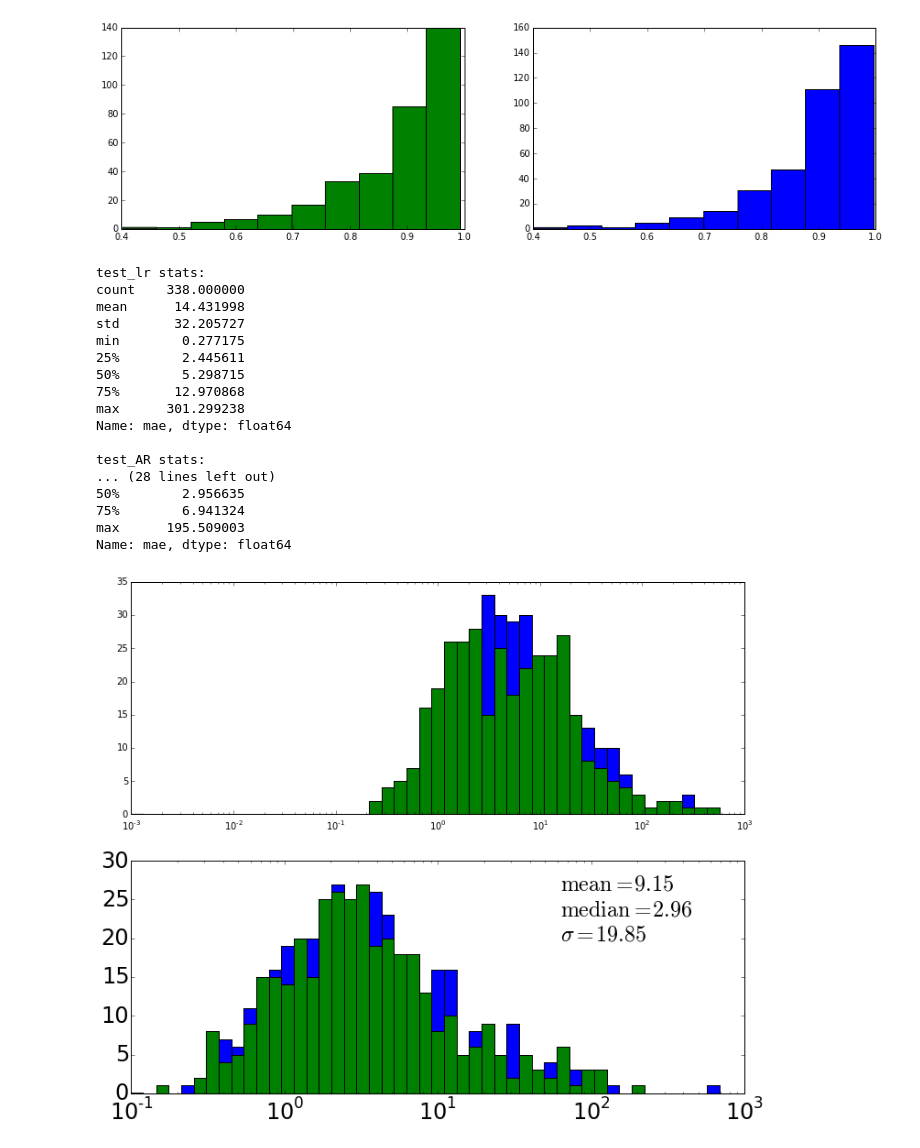
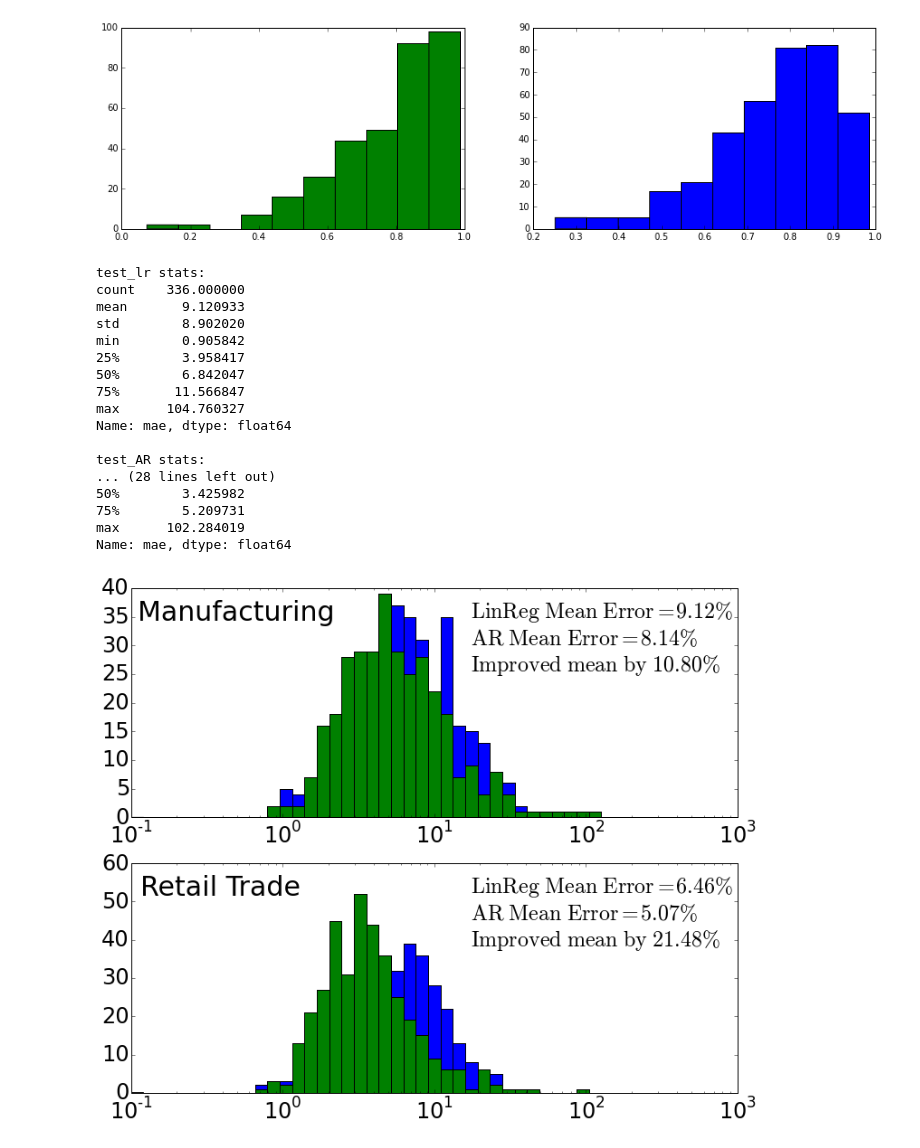
Before and after one commit to danjump/forecastmycity, a Jupyter notebook: analysis/explore_regional_income_fit_results2.ipynb, the cells around one changed output. Drawn from its saved outputs; the diff is of its cells as text; code cells hidden in the pictures.

```diff
--- a/analysis/explore_regional_income_fit_results2.ipynb
+++ b/analysis/explore_regional_income_fit_results2.ipynb
@@ -13,7 +13,7 @@ def get_metrics(which_range, industry, method):
     engine = create_engine("mysql+mysqldb://root:@localhost/forecastmycity")
     con = engine.connect()
 
-    query = 'SELECT * FROM fit_metrics WHERE '\
+    query = 'SELECT * FROM fit_metrics_pop WHERE '\
         'which_range="%s" and industry="%s" and method="%s"' %\
         (which_range, industry, method)
 
@@ -25,7 +25,7 @@ def get_geo_list(industry):
     engine = create_engine("mysql+mysqldb://danielj:@localhost/forecastmycity")
     con = engine.connect()
 
-    query = 'SELECT DISTINCT(geofips) FROM fit_data WHERE '\
+    query = 'SELECT DISTINCT(geofips) FROM fit_data_pop WHERE '\
         'industry="%s"' % industry
 
     df = pd.read_sql(query, con=con.connection)
@@ -50,68 +50,89 @@ ax[1].hist(rettrd_metrics['full_AR']['r2'].values, color='blue')
 fig.set_size_inches(15,4)
 plt.show()
 # %% [output]
-[figure, old version]
+[figure, new version]
 # %%
 fig, ax = plt.subplots(2,1)
 bins = [np.arange(0,10+.2,.2)]
 
-ax[0].hist(manf_metrics['test_lr']['mae']*100, color='blue', bins=np.logspace(-3, 3, 50))
+ax[0].hist(manf_metrics['test_lr']['mae']*100, color='blue', bins=np.logspace(-1, 3, 50))
 print 'test_lr stats:'
 print (manf_metrics['test_lr']['mae']*100).describe()
 print ''
 
-ax[0].hist(manf_metrics['test_AR']['mae']*100, color='green', bins=np.logspace(-3, 3, 50))
+manf_metric = manf_metrics['test_AR']['mae']*100
+manf_metric = manf_metric[manf_metric < 110]
+ax[0].hist(manf_metric, color='green', bins=np.logspace(-1, 3, 50))
 print 'test_AR stats:'
-print (manf_metrics['test_AR']['mae']*100).describe()
+print manf_metric.describe()
 print ''
+muar = manf_metric.mean()
+sigmaar = manf_metric.std()
+mulr = (manf_metrics['test_lr']['mae']*100).mean()
+sigmalr = (manf_metrics['test_lr']['mae']*100).std()
+manf_textstr = '$\mathrm{LinReg}\ \mathrm{Mean}\ \mathrm{Error}=%.2f\%%$\n$\mathrm{AR}\ \mathrm{Mean}\ \mathrm{Error}=%.2f\%%$\n$\mathrm{Improved}\ \mathrm{mean}\ \mathrm{by}\ %.2f\%%$'%(mulr, muar, 100*(1-muar/mulr))
+
 
 ax[0].set_xscale("log")
+
+for tick in ax[0].xaxis.get_major_ticks():
+    tick.label.set_fontsize(24)
+for tick in ax[0].yaxis.get_major_ticks():
+    tick.label.set_fontsize(24)
+
+ax[0].text(0.56, 0.95, manf_textstr, transform=ax[0].transAxes, fontsize=24,
+    verticalalignment='top')
+ax[0].text(0.015, 0.95, 'Manufacturing', transform=ax[0].transAxes, fontsize=30,
+    verticalalignment='top')
 
 print ''
 
 ax[1].hist(rettrd_metrics['test_lr']['mae']*100, color='blue', bins=np.logspace(-1, 3, 50))
 print 'test_lr stats:'
 print (rettrd_metrics['test_lr']['mae']*100).describe()
 print ''
 
 
 ax[1].hist(rettrd_metrics['test_AR']['mae']*100, color='green', bins=np.logspace(-1, 3, 50))
 print 'test_AR stats:'
 print (rettrd_metrics['test_AR']['mae']*100).describe()
 print ''
-mu = (rettrd_metrics['test_AR']['mae']*100).mean()
-median = np.median((rettrd_metrics['test_AR']['mae']*100))
-sigma = (rettrd_metrics['test_AR']['mae']*100).std()
-textstr = '$\mathrm{mean}=%.2f$\n$\mathrm{median}=%.2f$\n$\sigma=%.2f$'%(mu, median, sigma)
+muar = (rettrd_metrics['test_AR']['mae']*100).mean()
+sigmaar = (rettrd_metrics['test_AR']['mae']*100).std()
+mulr = (rettrd_metrics['test_lr']['mae']*100).mean()
+sigmalr = (rettrd_metrics['test_lr']['mae']*100).std()
+rettrd_textstr = '$\mathrm{LinReg}\ \mathrm{Mean}\ \mathrm{Error}=%.2f\%%$\n$\mathrm{AR}\ \mathrm{Mean}\ \mathrm{Error}=%.2f\%%$\n$\mathrm{Improved}\ \mathrm{mean}\ \mathrm{by}\ %.2f\%%$'%(mulr, muar, 100*(1-muar/mulr))
 
 ax[1].set_xscale("log")
 fig.set_size_inches(12,10)
 
 for tick in plt.gca().xaxis.get_major_ticks():
     tick.label.set_fontsize(24)
 for tick in plt.gca().yaxis.get_major_ticks():
     tick.label.set_fontsize(24)
 
-plt.gca().text(0.7, 0.95, textstr, transform=plt.gca().transAxes, fontsize=24,
+plt.gca().text(0.56, 0.95, rettrd_textstr, transform=plt.gca().transAxes, fontsize=24,
+    verticalalignment='top')
+ax[1].text(0.015, 0.95, 'Retail Trade', transform=ax[1].transAxes, fontsize=30,
     verticalalignment='top')
 
 plt.show()
 # %% [output]
 test_lr stats:
-count    338.000000
-mean      14.431998
-std       32.205727
-min        0.277175
-25%        2.445611
-50%        5.298715
-75%       12.970868
-max      301.299238
+count    336.000000
+mean       9.120933
+std        8.902020
+min        0.905842
+25%        3.958417
+50%        6.842047
+75%       11.566847
+max      104.760327
 Name: mae, dtype: float64
 
 test_AR stats:
 ... (28 lines left out)
-50%        2.956635
-75%        6.941324
-max      195.509003
+50%        3.425982
+75%        5.209731
+max      102.284019
 Name: mae, dtype: float64
-[figure, old version]
+[figure, new version]
```
Also changed, not shown: 6 other files.
